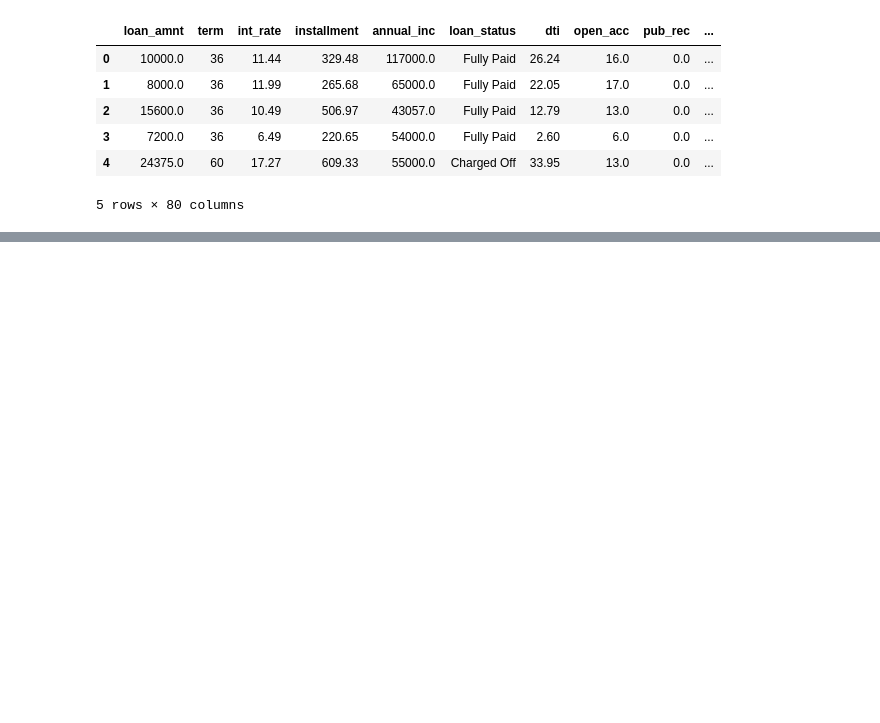
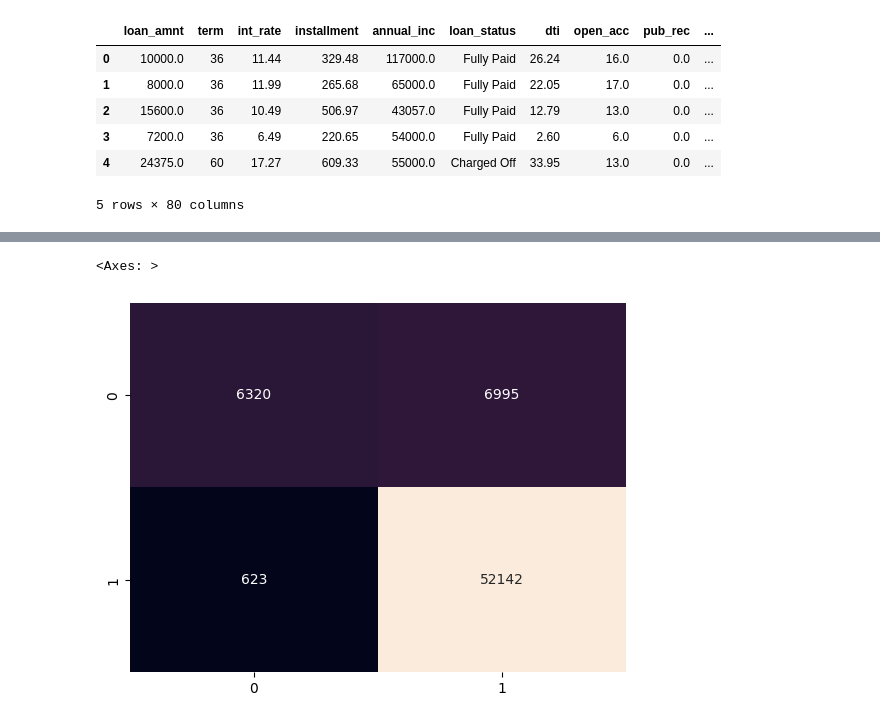
Before and after one commit to MdMahamudulHasan/ML-AI_99DaysWithCPC, a Jupyter notebook: Deep Learning/TensorFlow Basics/Keras_API_Project.ipynb, the cells around one changed output, grey strips where cells are left out. Drawn from its saved outputs; the diff is of its cells as text; code cells hidden in the pictures; blank space fills up the shorter version.

```diff
--- a/Deep Learning/TensorFlow Basics/Keras_API_Project.ipynb
+++ b/Deep Learning/TensorFlow Basics/Keras_API_Project.ipynb
@@ -673,0 +757,2 @@ dtype: int64
+# %%
+predictions =( model.predict(X_test) >.5)
@@ -673,0 +772,7 @@ dtype: int64
+# %%
+cm = confusion_matrix(y_test,predictions)
+# %%
+sns.heatmap(cm, annot=True, cbar=False, fmt='g')
+# %% [output]
+<Axes: >
+[figure, added]
```
Also changed, not shown: parts of 54 cells of this notebook.
